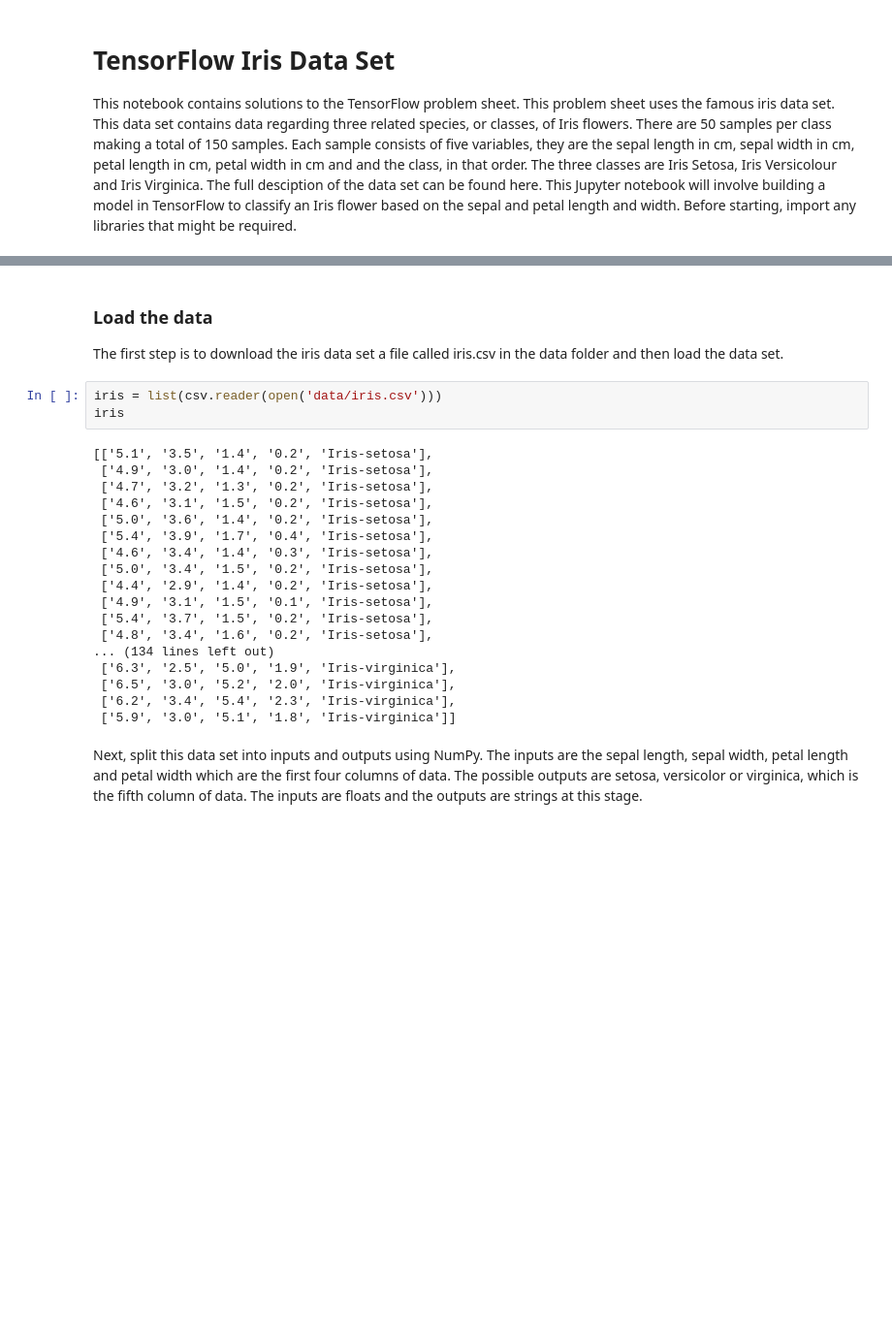
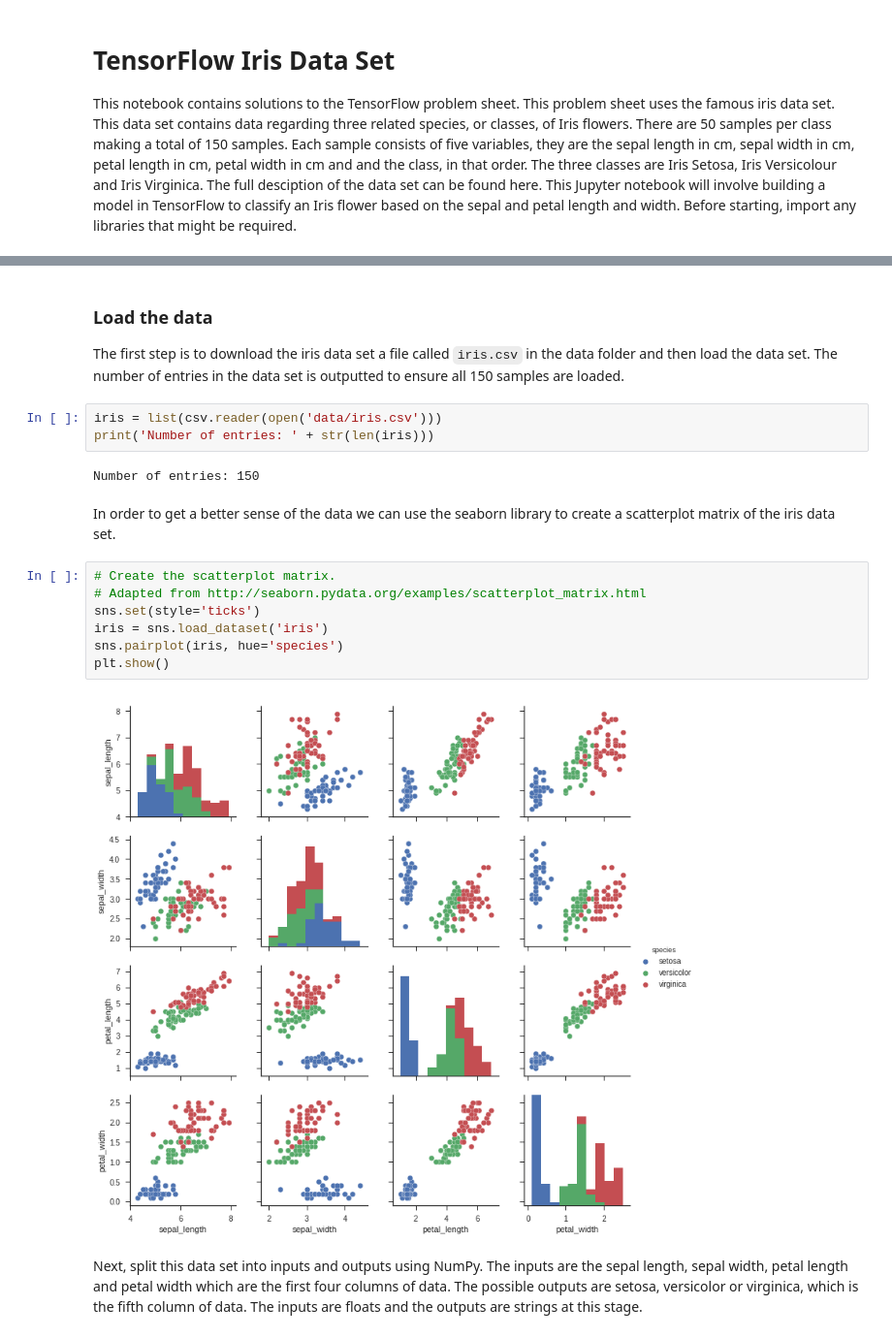
Before and after one commit to KeithWilliamsGMIT/Emerging-Technologies-Tensorflow, a Jupyter notebook: tensorflow.ipynb, the cells around one changed output, grey strips where cells are left out. Shown at 97% size. Saved outputs shown, nothing was run; the diff lists cells and outputs as text; blank space fills up the shorter version.

```diff
--- a/tensorflow.ipynb
+++ b/tensorflow.ipynb
@@ -19,27 +19,22 @@ plt.rcParams['figure.figsize'] = (16.0, 8.0)
 # %% [markdown]
 ### Load the data
-The first step is to download the iris data set a file called iris.csv in the data folder and then load the data set.
+The first step is to download the iris data set a file called `iris.csv` in the data folder and then load the data set. The number of entries in the data set is outputted to ensure all 150 samples are loaded.
 # %%
 iris = list(csv.reader(open('data/iris.csv')))
-iris
+print('Number of entries: ' + str(len(iris)))
 # %% [output]
-[['5.1', '3.5', '1.4', '0.2', 'Iris-setosa'],
- ['4.9', '3.0', '1.4', '0.2', 'Iris-setosa'],
- ['4.7', '3.2', '1.3', '0.2', 'Iris-setosa'],
- ['4.6', '3.1', '1.5', '0.2', 'Iris-setosa'],
- ['5.0', '3.6', '1.4', '0.2', 'Iris-setosa'],
- ['5.4', '3.9', '1.7', '0.4', 'Iris-setosa'],
- ['4.6', '3.4', '1.4', '0.3', 'Iris-setosa'],
- ['5.0', '3.4', '1.5', '0.2', 'Iris-setosa'],
- ['4.4', '2.9', '1.4', '0.2', 'Iris-setosa'],
- ['4.9', '3.1', '1.5', '0.1', 'Iris-setosa'],
- ['5.4', '3.7', '1.5', '0.2', 'Iris-setosa'],
- ['4.8', '3.4', '1.6', '0.2', 'Iris-setosa'],
-... (134 lines left out)
- ['6.3', '2.5', '5.0', '1.9', 'Iris-virginica'],
- ['6.5', '3.0', '5.2', '2.0', 'Iris-virginica'],
- ['6.2', '3.4', '5.4', '2.3', 'Iris-virginica'],
- ['5.9', '3.0', '5.1', '1.8', 'Iris-virginica']]
+Number of entries: 150
+# %% [markdown]
+In order to get a better sense of the data we can use the seaborn library to create a scatterplot matrix of the iris data set.
+# %%
+# Create the scatterplot matrix.
+# Adapted from http://seaborn.pydata.org/examples/scatterplot_matrix.html
+sns.set(style='ticks')
+iris = sns.load_dataset('iris')
+sns.pairplot(iris, hue='species')
+plt.show()
+# %% [output]
+[figure, added]
 # %% [markdown]
 Next, split this data set into inputs and outputs using NumPy. The inputs are the sepal length, sepal width, petal length and petal width which are the first four columns of data. The possible outputs are setosa, versicolor or virginica, which is the fifth column of data. The inputs are floats and the outputs are strings at this stage.
 # %%
```
Also changed, not shown: parts of 5 cells of this notebook.
